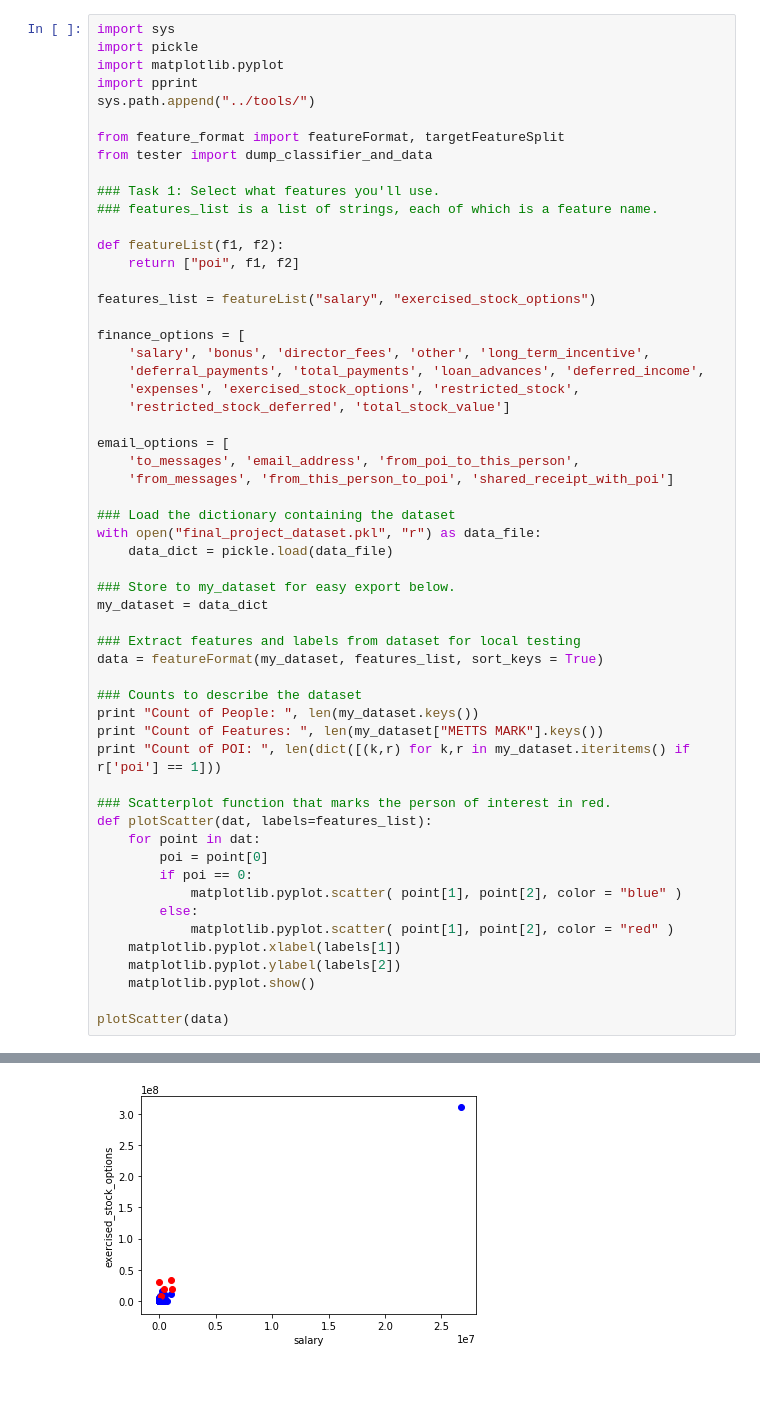
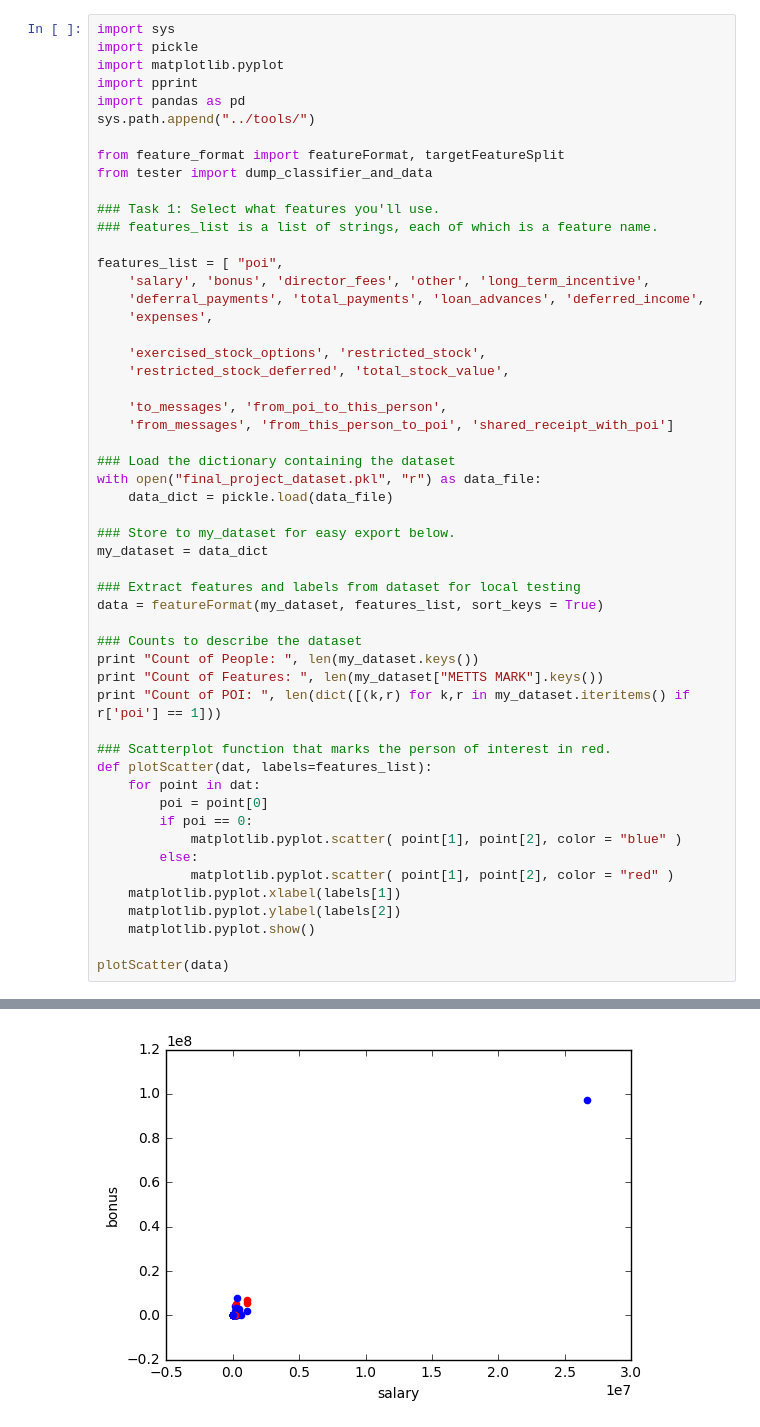
Before and after one commit to cmd-master/iml-enron-fraudcase, a Jupyter notebook: final_project/poi_id.py.ipynb, the cells around one changed output, grey strips where cells are left out. Drawn from its saved outputs; the diff is of its cells as text; blank space fills up the shorter version.

```diff
--- a/final_project/poi_id.py.ipynb
+++ b/final_project/poi_id.py.ipynb
@@ -10,6 +10,7 @@ import sys
 import pickle
 import matplotlib.pyplot
 import pprint
+import pandas as pd
 sys.path.append("../tools/")
 
 from feature_format import featureFormat, targetFeatureSplit
@@ -18,19 +19,15 @@ from tester import dump_classifier_and_data
 ### Task 1: Select what features you'll use.
 ### features_list is a list of strings, each of which is a feature name.
 
-def featureList(f1, f2):
-    return ["poi", f1, f2]
-
-features_list = featureList("salary", "exercised_stock_options")
-
-finance_options = [
+features_list = [ "poi",
     'salary', 'bonus', 'director_fees', 'other', 'long_term_incentive',
     'deferral_payments', 'total_payments', 'loan_advances', 'deferred_income',
-    'expenses', 'exercised_stock_options', 'restricted_stock',
-    'restricted_stock_deferred', 'total_stock_value']
+    'expenses',
 
-email_options = [
-    'to_messages', 'email_address', 'from_poi_to_this_person',
+    'exercised_stock_options', 'restricted_stock',
+    'restricted_stock_deferred', 'total_stock_value',
+
+    'to_messages', 'from_poi_to_this_person',
     'from_messages', 'from_this_person_to_poi', 'shared_receipt_with_poi']
 
 ### Load the dictionary containing the dataset
@@ -38,32 +35,32 @@ with open("final_project_dataset.pkl", "r") as data_file:
     data_dict = pickle.load(data_file)
 
 ### Store to my_dataset for easy export below.
 my_dataset = data_dict
 
 ### Extract features and labels from dataset for local testing
 data = featureFormat(my_dataset, features_list, sort_keys = True)
 
 ### Counts to describe the dataset
 print "Count of People: ", len(my_dataset.keys())
 print "Count of Features: ", len(my_dataset["METTS MARK"].keys())
 print "Count of POI: ", len(dict([(k,r) for k,r in my_dataset.iteritems() if r['poi'] == 1]))
 
 ### Scatterplot function that marks the person of interest in red.
 def plotScatter(dat, labels=features_list):
     for point in dat:
         poi = point[0]
         if poi == 0:
             matplotlib.pyplot.scatter( point[1], point[2], color = "blue" )
         else:
             matplotlib.pyplot.scatter( point[1], point[2], color = "red" )
     matplotlib.pyplot.xlabel(labels[1])
     matplotlib.pyplot.ylabel(labels[2])
     matplotlib.pyplot.show()
 
 plotScatter(data)
 # %% [output]
 Count of People:  146
 Count of Features:  21
 Count of POI:  18
-[figure, old version]
+[figure, new version]
 # %% [markdown]
```
Also changed, not shown: parts of 10 cells of this notebook.
